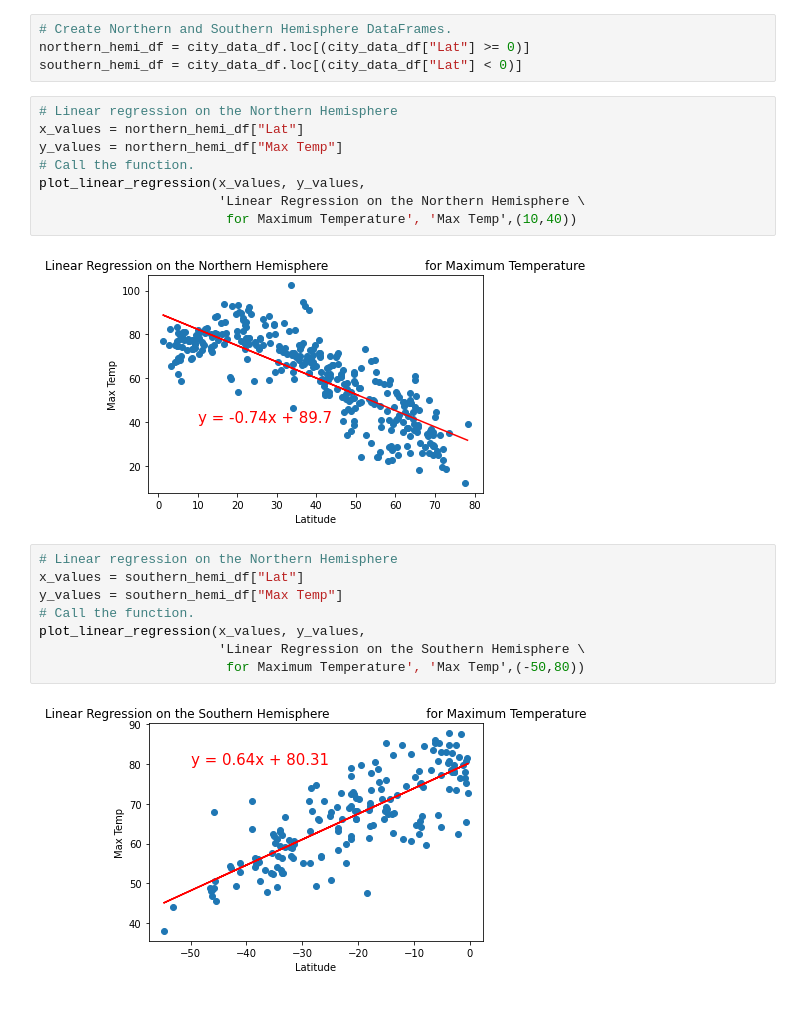
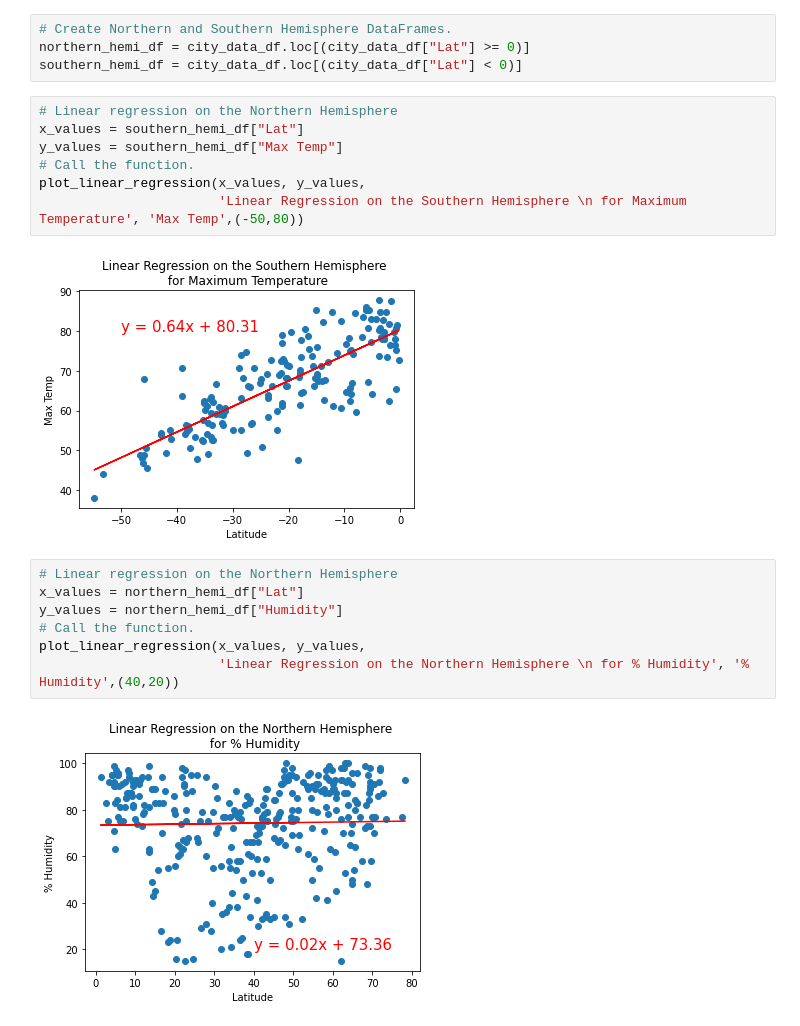
Before and after one commit to rachelc313/World_Weather_Analysis, a Jupyter notebook: WeatherPy.ipynb, the cells around one changed output. Drawn from its saved outputs; the diff is of its cells as text.

Commit message:
Made some tweaks to the code for the linear regression plots to get the titles on two lines

```diff
--- a/WeatherPy.ipynb
+++ b/WeatherPy.ipynb
@@ -356,21 +365,19 @@ northern_hemi_df = city_data_df.loc[(city_data_df["Lat"] >= 0)]
 southern_hemi_df = city_data_df.loc[(city_data_df["Lat"] < 0)]
 # %%
 # Linear regression on the Northern Hemisphere
-x_values = northern_hemi_df["Lat"]
-y_values = northern_hemi_df["Max Temp"]
+x_values = southern_hemi_df["Lat"]
+y_values = southern_hemi_df["Max Temp"]
 # Call the function.
 plot_linear_regression(x_values, y_values,
-                       'Linear Regression on the Northern Hemisphere \
-                        for Maximum Temperature', 'Max Temp',(10,40))
+                       'Linear Regression on the Southern Hemisphere \n for Maximum Temperature', 'Max Temp',(-50,80))
 # %% [output]
-[figure, old version]
+[figure, new version]
 # %%
 # Linear regression on the Northern Hemisphere
-x_values = southern_hemi_df["Lat"]
-y_values = southern_hemi_df["Max Temp"]
+x_values = northern_hemi_df["Lat"]
+y_values = northern_hemi_df["Humidity"]
 # Call the function.
 plot_linear_regression(x_values, y_values,
-                       'Linear Regression on the Southern Hemisphere \
-                        for Maximum Temperature', 'Max Temp',(-50,80))
+                       'Linear Regression on the Northern Hemisphere \n for % Humidity', '% Humidity',(40,20))
 # %% [output]
-[figure, old version]
+[figure, new version]
```
Also changed, not shown: parts of 1 cell of this notebook.
